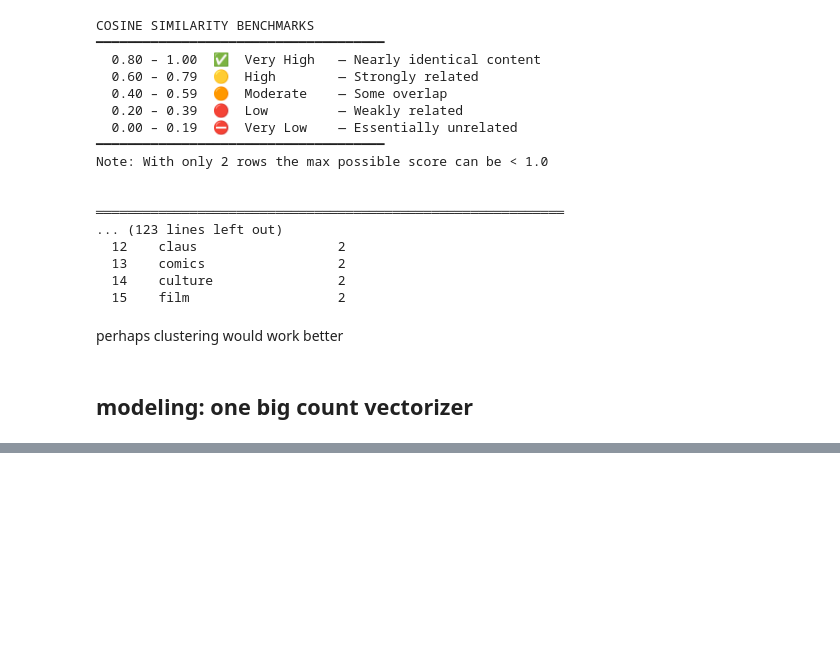
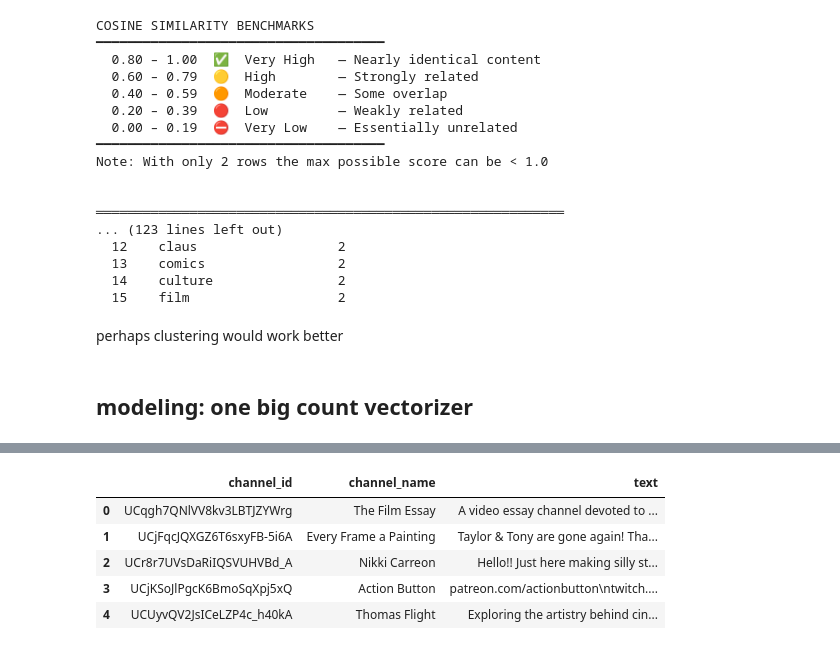
Before and after one commit to ricd99/ytrec, a Jupyter notebook: notebooks/model/ve_no_description.ipynb, the cells around one changed output, grey strips where cells are left out. Saved outputs shown, nothing was run; the diff lists cells and outputs as text; code cells hidden in the pictures; blank space fills up the shorter version.

Commit message:
created one big text column

```diff
--- a/notebooks/model/ve_no_description.ipynb
+++ b/notebooks/model/ve_no_description.ipynb
@@ -476,0 +506,13 @@ perhaps clustering would work better
+# %%
+df["text"] = df["description"] + df["topics"] + df["keywords"] + df["videos"]
+# %%
+df = df.drop(["description", "topics", "keywords", "videos"], axis=1)
+# %%
+df.head()
+# %% [output]
+|  | channel_id | channel_name | text |
+| 0 | UCqgh7QNlVV8kv3LBTJZYWrg | The Film Essay | A video essay channel devoted to ... |
+| 1 | UCjFqcJQXGZ6T6sxyFB-5i6A | Every Frame a Painting | Taylor & Tony are gone again! Tha... |
+| 2 | UCr8r7UVsDaRiIQSVUHVBd_A | Nikki Carreon | Hello!! Just here making silly st... |
+| 3 | UCjKSoJlPgcK6BmoSqXpj5xQ | Action Button | patreon.com/actionbutton\ntwitch.... |
+| 4 | UCUyvQV2JsICeLZP4c_h40kA | Thomas Flight | Exploring the artistry behind cin... |
```
Also changed, not shown: parts of 4 cells of this notebook.
